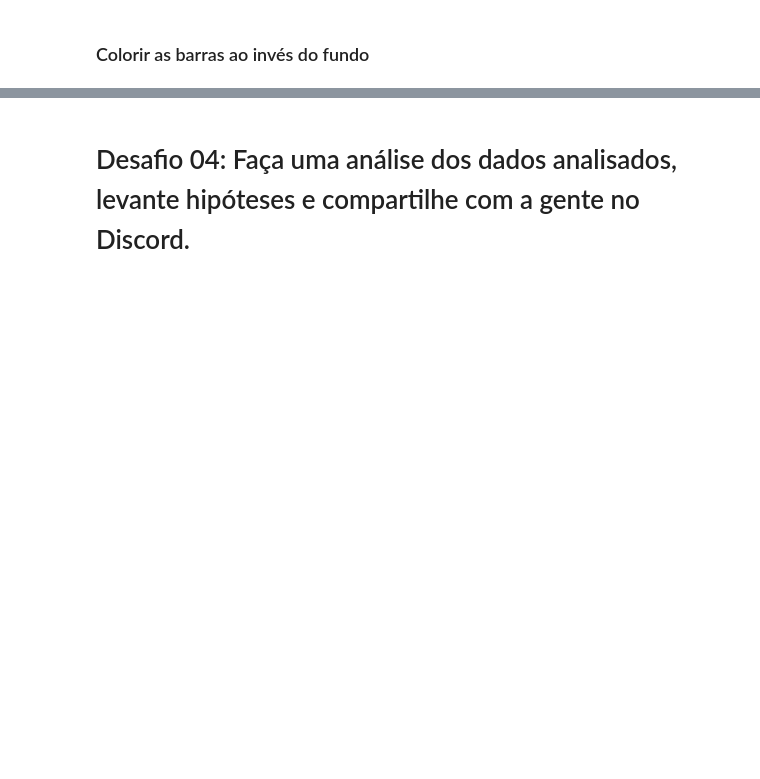
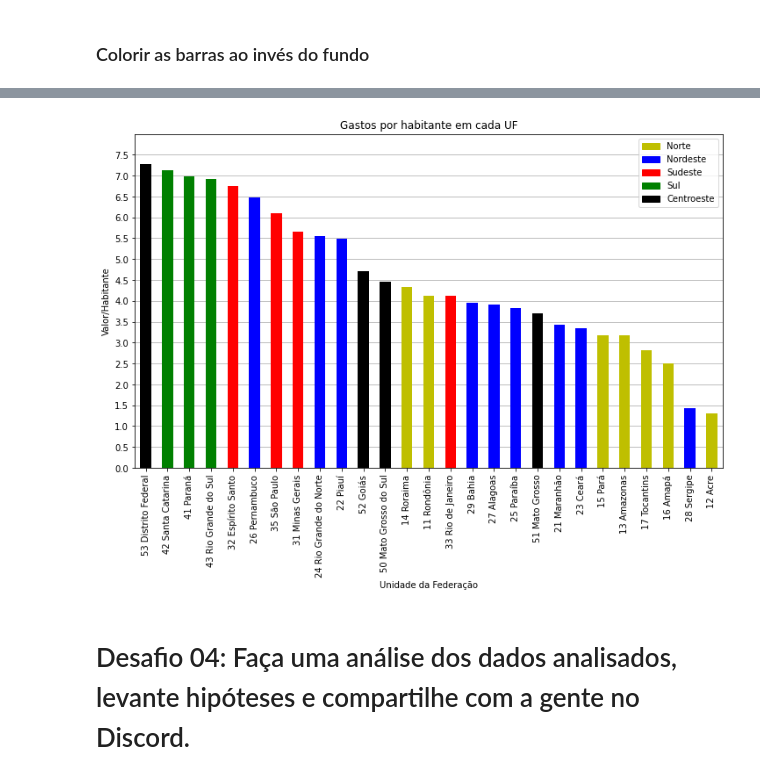
Before and after one commit to didi-a-p/BootcampDataScienceAlura, a Jupyter notebook: Analisando dados da saúde com Python e Pandas/Desafios em notebooks separados/Desafios_Aula_5_Pandas.ipynb, the cells around one changed output, grey strips where cells are left out. Saved outputs shown, nothing was run; the diff lists cells and outputs as text; code cells hidden in the pictures; blank space fills up the shorter version.

Commit message:
Colorindo as barras

```diff
--- a/Analisando dados da saúde com Python e Pandas/Desafios em notebooks separados/Desafios_Aula_5_Pandas.ipynb
+++ b/Analisando dados da saúde com Python e Pandas/Desafios em notebooks separados/Desafios_Aula_5_Pandas.ipynb
@@ -483,3 +333,20 @@ usado
 Apenas o acre não fica colorido.
 # %% [markdown]
 ### Colorir as barras ao invés do fundo
+# %%
+regioes = {'11 Rondônia' : 'Norte','12 Acre' : 'Norte','13 Amazonas' : 'Norte','14 Roraima' : 'Norte',
+           '15 Pará' : 'Norte','16 Amapá' : 'Norte','17 Tocantins' : 'Norte',
+           '21 Maranhão' : 'Nordeste','22 Piauí' : 'Nordeste','23 Ceará' : 'Nordeste',
+           '24 Rio Grande do Norte' : 'Nordeste','25 Paraíba' : 'Nordeste','26 Pernambuco' : 'Nordeste',
+           '27 Alagoas' : 'Nordeste','28 Sergipe' : 'Nordeste','29 Bahia' : 'Nordeste',
+           '31 Minas Gerais' : 'Sudeste','32 Espírito Santo' : 'Sudeste','33 Rio de Janeiro' : 'Sudeste',
+           '35 São Paulo' : 'Sudeste',
+           '41 Paraná' : 'Sul','42 Santa Catarina' : 'Sul','43 Rio Grande do Sul' : 'Sul',
+           '50 Mato Grosso do Sul' : 'Centroeste','51 Mato Grosso' : 'Centroeste','52 Goiás' : 'Centroeste',
+           '53 Distrito Federal' : 'Centroeste',}
+# %%
+reg=[]
+for i in gastos_pop_ordenado.index:
+  reg.append(regioes[i])
+
+reg
@@ -485,0 +371,4 @@ Apenas o acre não fica colorido.
+# %%
+gastos_pop_ordenado_regiao = pd.DataFrame(gastos_pop_ordenado)
+gastos_pop_ordenado_regiao['Região'] = reg
+gastos_pop_ordenado_regiao.head()
@@ -486,3 +385,28 @@ Apenas o acre não fica colorido.
+# %%
+colors = {'Norte': 'y', 'Nordeste': 'b', 'Sudeste': 'r', 'Sul':'g', 'Centroeste': 'k'}
+
+ax = gastos_pop_ordenado_regiao.plot(kind='bar',
+                                     zorder=2,
+                                     figsize=(12,7),
+                                     color=[[colors[i] for i in gastos_pop_ordenado_regiao['Região']]],
+                                     )
+
+plt.ylim(0,8)
+plt.grid(b=True, which='major', axis='y', zorder=1)
+
+NT = mpatches.Patch(color='y', label='Norte')
+ND = mpatches.Patch(color='b', label='Nordeste')
+SD = mpatches.Patch(color='r', label='Sudeste')
+SL = mpatches.Patch(color='g', label='Sul')
+CO = mpatches.Patch(color='k', label='Centroeste')
+plt.legend(handles=[NT,ND,SD,SL,CO], loc=1)
+
+plt.yticks(np.arange(0, 8, step=0.5))
+plt.ylabel('Valor/Habitante')
+plt.title('Gastos por habitante em cada UF')
+plt.show()
+# %% [output]
+[figure, added]
 # %% [markdown]
 # Desafio 04: Faça uma análise dos dados analisados, levante hipóteses e compartilhe com a gente no Discord.
 # %%
```
Also changed, not shown: parts of 14 cells of this notebook.
